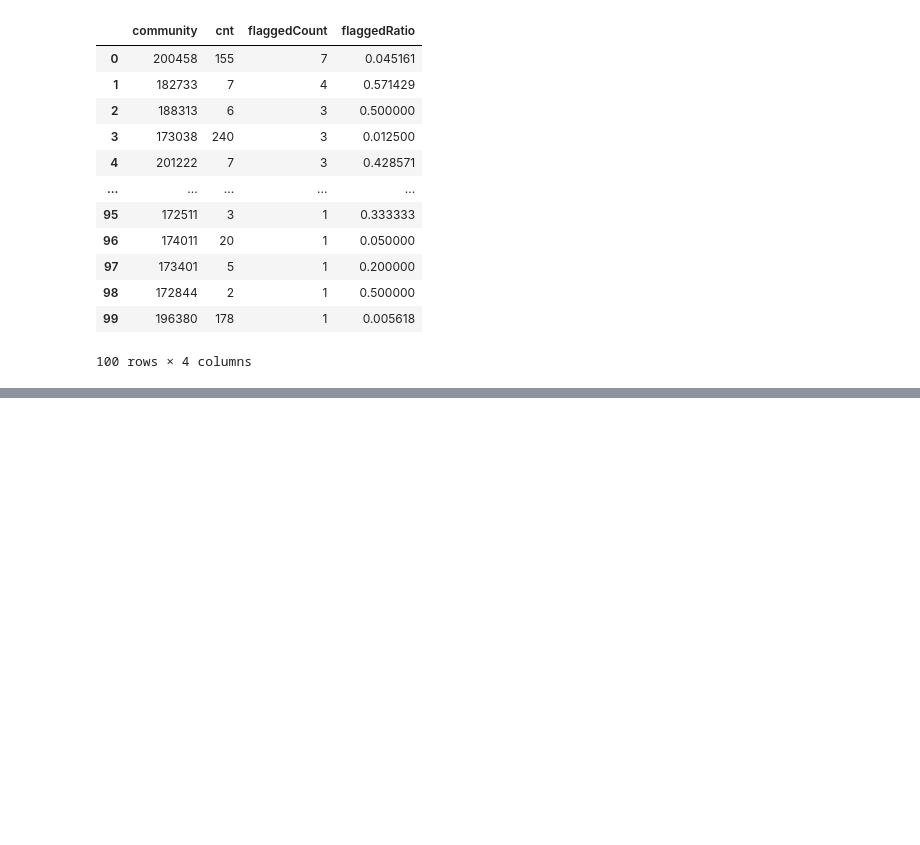
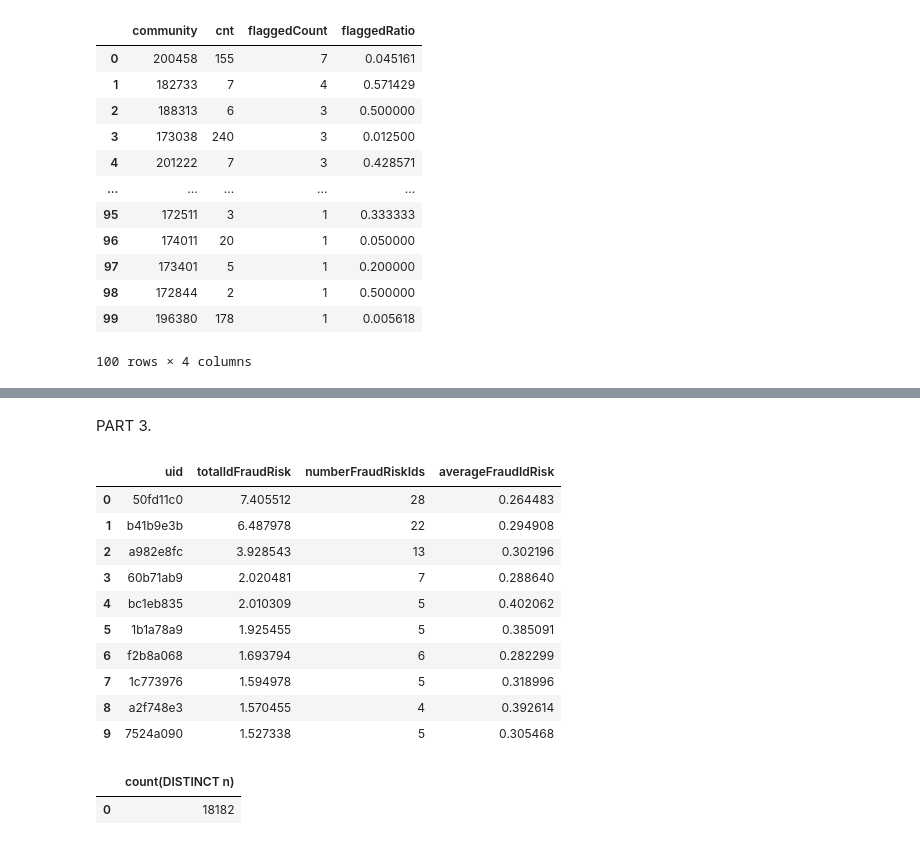
Before and after one commit to rmdorsey/fraud_detection_demo_p2p, a Jupyter notebook: fraud-detection-demo-with-p2p.ipynb, the cells around one changed output, grey strips where cells are left out. Cells and saved outputs as stored; diff of their text form; code cells hidden in the pictures; blank space fills up the shorter version.

Commit message:
added part 2 and part 3

```diff
--- a/fraud-detection-demo-with-p2p.ipynb
+++ b/fraud-detection-demo-with-p2p.ipynb
@@ -378,0 +536,24 @@ Louvain Communities Ordered by count of Flagged Users
+# %%
+# This Cypher query assigns a fraudRisk score of 0 to all users who have not been
+# labeled as FraudRiskUser. This ensures that every User node in the database has a
+# defined fraud risk score, making it easier for downstream analysis.
+
+"""
+gds.run_cypher('''
+    -- Step 1: Identify Users Who Are Not Marked as FraudRiskUser
+    MATCH (u:User)
+    WHERE NOT u:FraudRiskUser  -- ✅ Select users who are NOT already labeled as high-risk fraud users
+
+    -- Step 2: Assign a Fraud Risk Score of 0
+    SET u.fraudRisk = 0  -- ✅ Explicitly mark these users as low-risk (non-fraudulent)
+
+    -- Step 3: Return the Total Number of Users Updated
+    RETURN count(u)  -- ✅ Output how many users were marked with `fraudRisk=0`
+''')
+"""
+
+gds.run_cypher('''
+    MATCH (u:User) WHERE NOT u:FraudRiskUser
+    SET u.fraudRisk=0
+    RETURN count(u)
+''')
@@ -378,0 +783,42 @@ Louvain Communities Ordered by count of Flagged Users
+# %% [markdown]
+PART 3.
+# %%
+gds.run_cypher('''
+    MATCH(f:FraudRiskUser)-[:HAS_CC|HAS_IP|USED]->(n)
+    WITH DISTINCT n
+    MATCH(u:User)-[:HAS_CC|HAS_IP|USED]->(n) WHERE NOT u:FraudRiskUser
+    WITH left(u.guid,8) as uid,
+        sum(n.fraudRiskRatio) AS totalIdFraudRisk,
+        count(n) AS numberFraudRiskIds
+    WITH uid, totalIdFraudRisk,
+        numberFraudRiskIds,
+        totalIdFraudRisk/toFloat(numberFraudRiskIds) AS averageFraudIdRisk
+    WHERE averageFraudIdRisk >= 0.25
+    RETURN uid, totalIdFraudRisk, numberFraudRiskIds, averageFraudIdRisk
+    ORDER BY totalIdFraudRisk DESC LIMIT 10
+''')
+# %% [output]
+|  | uid | totalIdFraudRisk | numberFraudRiskIds | averageFraudIdRisk |
+| 0 | 50fd11c0 | 7.405512 | 28 | 0.264483 |
+| 1 | b41b9e3b | 6.487978 | 22 | 0.294908 |
+| 2 | a982e8fc | 3.928543 | 13 | 0.302196 |
+| 3 | 60b71ab9 | 2.020481 | 7 | 0.288640 |
+| 4 | bc1eb835 | 2.010309 | 5 | 0.402062 |
+| 5 | 1b1a78a9 | 1.925455 | 5 | 0.385091 |
+| 6 | f2b8a068 | 1.693794 | 6 | 0.282299 |
+| 7 | 1c773976 | 1.594978 | 5 | 0.318996 |
+| 8 | a2f748e3 | 1.570455 | 4 | 0.392614 |
+| 9 | 7524a090 | 1.527338 | 5 | 0.305468 |
+# %%
+# label identifiers and users that are close to fraud risk users and assign inverse degree weight
+gds.run_cypher('''
+    MATCH(f:FraudRiskUser)-[:HAS_CC|HAS_IP|USED]->(n)
+    WITH DISTINCT n
+    MATCH(n)<-[r:HAS_CC|HAS_IP|USED]-(u)
+    SET n:FraudSharedId
+    SET r.inverseDegreeWeight = 1.0/(n.degree-1.0)
+    RETURN count(DISTINCT n)
+''')
+# %% [output]
+|  | count(DISTINCT n) |
+| 0 | 18182 |
```
Also changed, not shown: parts of 14 cells of this notebook.
